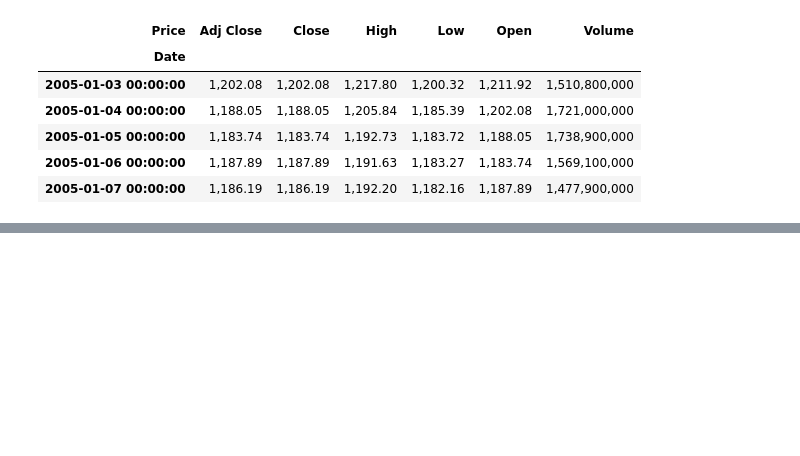
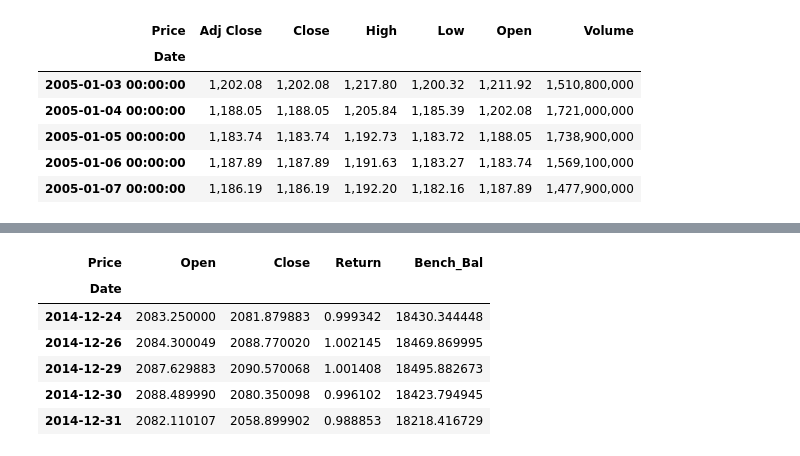
Before and after one commit to abhattara/MA_Crossover_BAcktest, a Jupyter notebook: ma_crossover_backtest.ipynb, the cells around one changed output, grey strips where cells are left out. Cells and saved outputs as stored; diff of their text form; code cells hidden in the pictures; blank space fills up the shorter version.

```diff
--- a/ma_crossover_backtest.ipynb
+++ b/ma_crossover_backtest.ipynb
@@ -51,0 +68,15 @@ S&P 500 Data Preview
+# %%
+#calculate daily return
+price['Return'] = price.Close / price.Open
+
+price['Bench_Bal'] = STARTING_BALANCE * price.Return.cumprod()
+
+price.tail()
+# %% [output]
+| Price | Open | Close | Return | Bench_Bal |
+| Date |  |  |  |  |
+| 2014-12-24 | 2083.250000 | 2081.879883 | 0.999342 | 18430.344448 |
+| 2014-12-26 | 2084.300049 | 2088.770020 | 1.002145 | 18469.869995 |
+| 2014-12-29 | 2087.629883 | 2090.570068 | 1.001408 | 18495.882673 |
+| 2014-12-30 | 2088.489990 | 2080.350098 | 0.996102 | 18423.794945 |
+| 2014-12-31 | 2082.110107 | 2058.899902 | 0.988853 | 18218.416729 |
```
Also changed, not shown: parts of 7 cells of this notebook.
